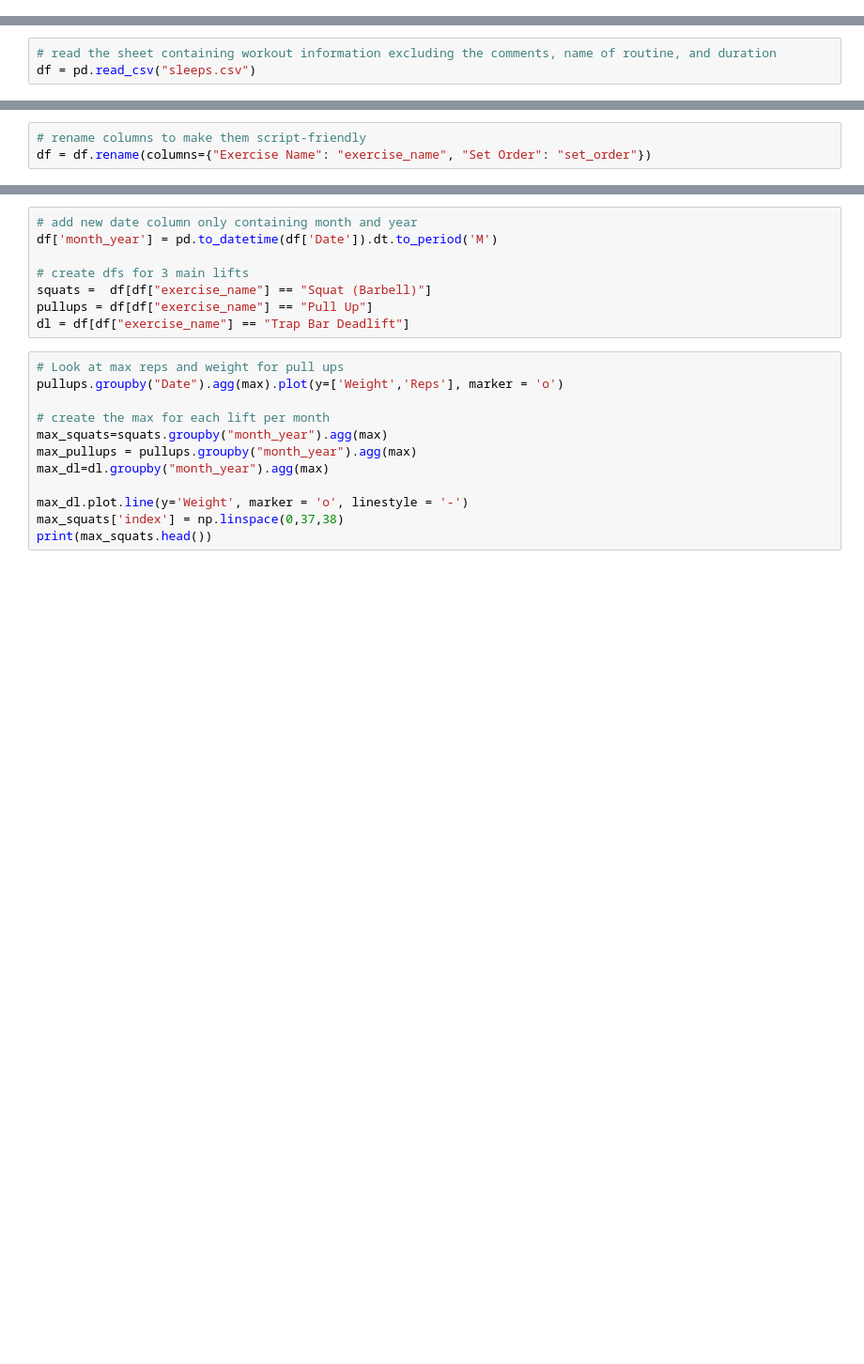
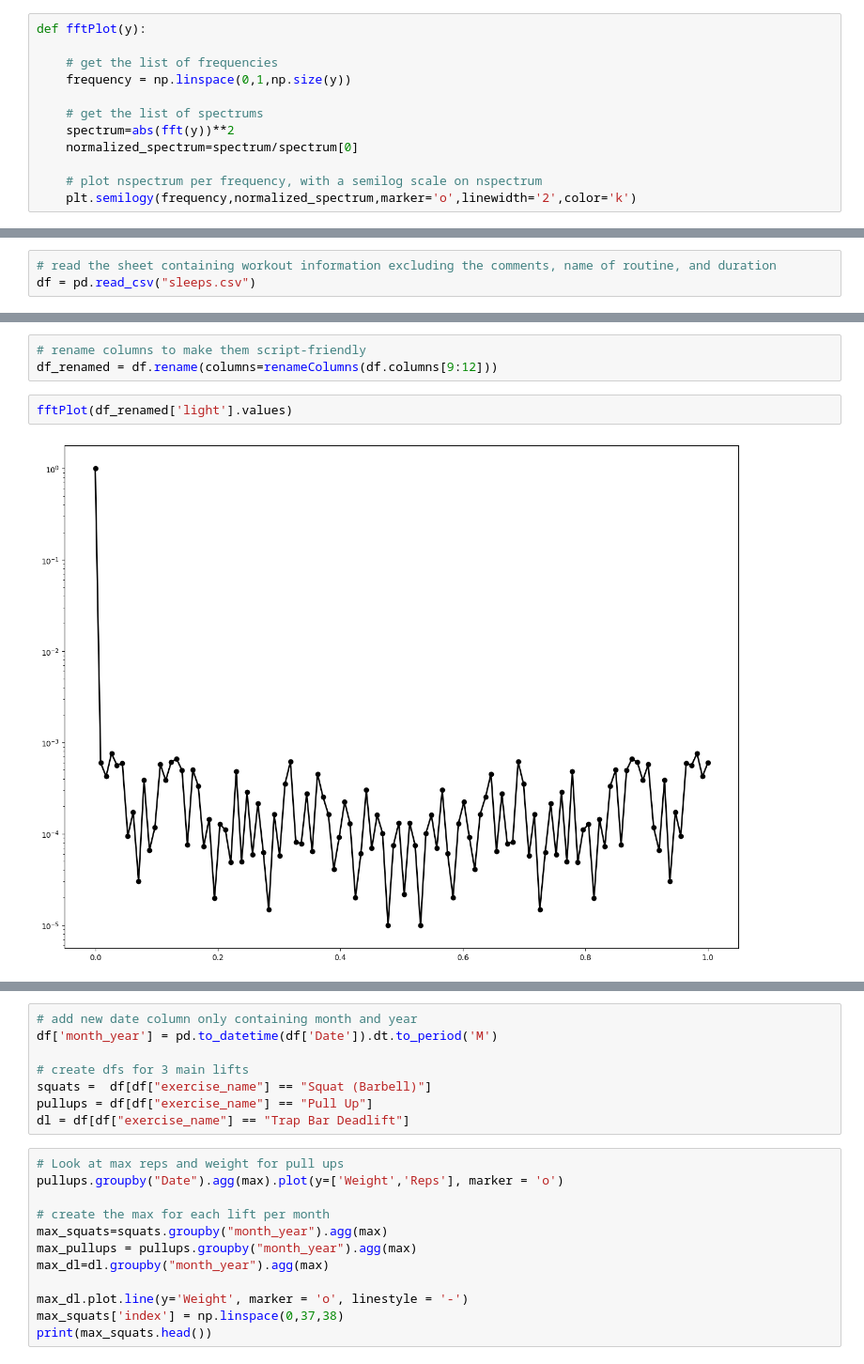
Before and after one commit to gsiraji/Tools, a Jupyter notebook: python/sleep_data.ipynb, the cells around one changed output, grey strips where cells are left out. Shown at 94% size. Cells and saved outputs as stored; diff of their text form; blank space fills up the shorter version.

```diff
--- a/python/sleep_data.ipynb
+++ b/python/sleep_data.ipynb
@@ -5,0 +11,12 @@ from scipy import signal
+# %%
+def fftPlot(y):
+
+    # get the list of frequencies
+    frequency = np.linspace(0,1,np.size(y))
+
+    # get the list of spectrums
+    spectrum=abs(fft(y))**2
+    normalized_spectrum=spectrum/spectrum[0]
+
+    # plot nspectrum per frequency, with a semilog scale on nspectrum
+    plt.semilogy(frequency,normalized_spectrum,marker='o',linewidth='2',color='k')
@@ -36,3 +96,7 @@ plt.plot(detrended)
 # %%
 # rename columns to make them script-friendly
-df = df.rename(columns={"Exercise Name": "exercise_name", "Set Order": "set_order"})
+df_renamed = df.rename(columns=renameColumns(df.columns[9:12]))
+# %%
+fftPlot(df_renamed['light'].values)
+# %% [output]
+[figure, added]
```
Also changed, not shown: parts of 9 cells of this notebook.
